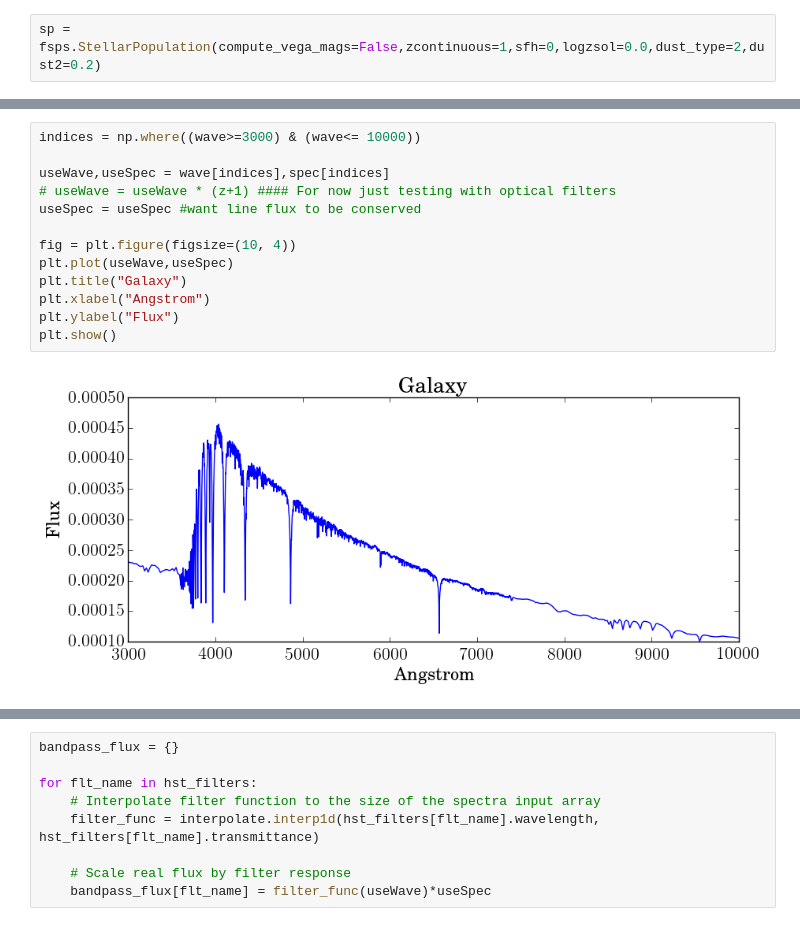
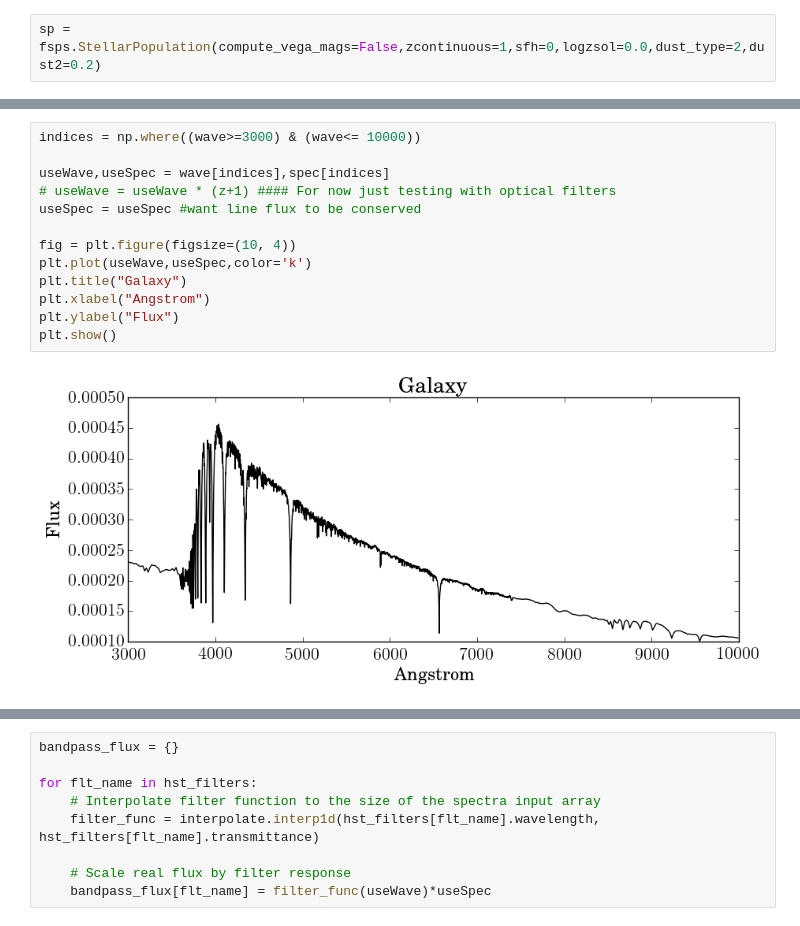
Before and after one commit to goyarzun/RadiationProject, a Jupyter notebook: The_Last_SED-i.ipynb, the cells around one changed output, grey strips where cells are left out. Cells and saved outputs as stored; diff of their text form.

Commit message:
Messing with plots

```diff
--- a/The_Last_SED-i.ipynb
+++ b/The_Last_SED-i.ipynb
@@ -35,18 +36,18 @@ wave, spec = sp.get_spectrum(tage=age,peraa=True)
 # %%
 indices = np.where((wave>=3000) & (wave<= 10000))
 
 useWave,useSpec = wave[indices],spec[indices]
 # useWave = useWave * (z+1) #### For now just testing with optical filters
 useSpec = useSpec #want line flux to be conserved
 
 fig = plt.figure(figsize=(10, 4))
-plt.plot(useWave,useSpec)
+plt.plot(useWave,useSpec,color='k')
 plt.title("Galaxy")
 plt.xlabel("Angstrom")
 plt.ylabel("Flux")
 plt.show()
 # %% [output]
-[figure, old version]
+[figure, new version]
 # %%
 # Load an HST filters
 # Filter test
```
Also changed, not shown: parts of 8 cells of this notebook.
